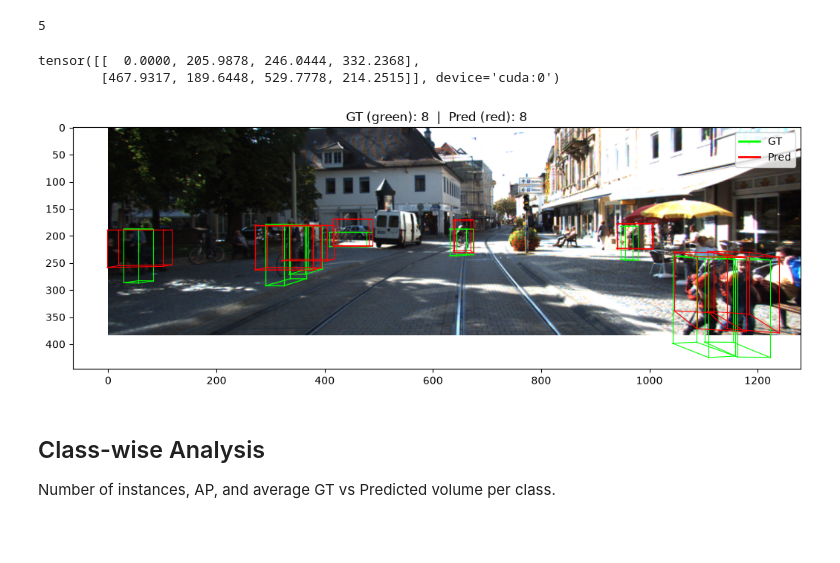
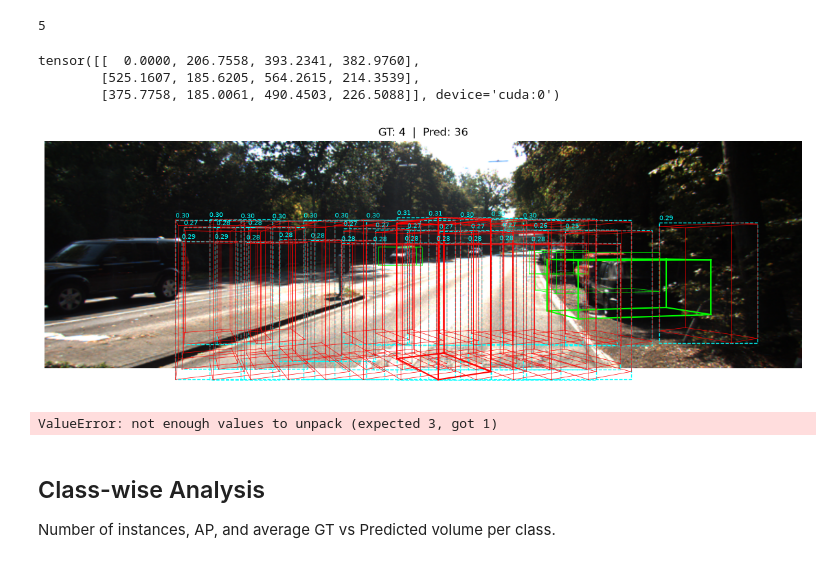
Before and after one commit to MlLearnerAkash/probe3d, a Jupyter notebook: notebooks/playground.ipynb, the cells around one changed output. Cells and saved outputs as stored; diff of their text form; code cells hidden in the pictures; blank space fills up the shorter version.

Commit message:
added omni3d style probe

```diff
--- a/notebooks/playground.ipynb
+++ b/notebooks/playground.ipynb
@@ -9,7 +9,7 @@ from omegaconf import OmegaConf
 sys.path.insert(0, "/home/akashmanna/ws/probe3d")
 # %%
 with initialize(version_base=None, config_path="../configs"):
-    cfg = compose(config_name="mousavian3d_training")
+    cfg = compose(config_name="detection_training")
 # %%
 model   = instantiate(cfg.backbone)
 probe   = instantiate(cfg.probe, feat_dim=model.feat_dim)
@@ -16,7 +18,7 @@ probe   = instantiate(cfg.probe, feat_dim=model.feat_dim)
 # %%
-chkpt= torch.load("/home/akashmanna/ws/probe3d/box3d_exps/04072026-1504_tipsv2_l14_14_23_dense-cls_geometric_box3d_10_1.50_5.00e-04_0.00e+00_4_KITTI3D_KITTI3D/checkpoint.pth",
+chkpt= torch.load("//home/akashmanna/ws/probe3d/detection_exps/07072026-1317_dinov2_vitb14_14_11_dense-cls_detection_dpt_10_1.50_5.00e-04_0.00e+00_1_KITTI3D_KITTI3D/checkpoint.pth",
                   weights_only= False)
-# model.load_state_dict(chkpt["model"])
+model.load_state_dict(chkpt["model"])
 probe.load_state_dict(chkpt["probe"])
 # %% [output]
 <All keys matched successfully>
@@ -135,5 +137,6 @@ len(batch)
 # %%
 batch["boxes_2d"][0].cuda()
 # %% [output]
-tensor([[  0.0000, 205.9878, 246.0444, 332.2368],
-        [467.9317, 189.6448, 529.7778, 214.2515]], device='cuda:0')
+tensor([[  0.0000, 206.7558, 393.2341, 382.9760],
+        [525.1607, 185.6205, 564.2615, 214.3539],
+        [375.7758, 185.0061, 490.4503, 226.5088]], device='cuda:0')
@@ -140,3 +255,21 @@ tensor([[  0.0000, 205.9878, 246.0444, 332.2368],
+# %%
+# --- Example usage ---
+idx = 1
+image = batch["image"][idx:idx+1].cuda()
+gt_boxes = batch["boxes_3d"][idx].cuda()
+K_b = batch["K"][idx].cuda()
+
+with torch.inference_mode():
+    feats = model(image)
+    results = probe(feats, targets=None, K=K_b.unsqueeze(0))
+    pred_boxes = results[0]["boxes_3d"]
+    pred_scores = results[0]["scores"]
+
+draw_boxes_simple(image[0], gt_boxes=gt_boxes,
+                  pred_boxes=pred_boxes, K=K_b,
+                  scores=pred_scores)
+# %% [output]
+[figure, added]
 # %%
 # --- Run inference on one sample ---
 idx = 3
@@ -155,7 +288,7 @@ with torch.inference_mode():
 
 draw_boxes(image[0], gt, pred_boxes, K)
 # %% [output]
-[figure, removed]
+ValueError: not enough values to unpack (expected 3, got 1)
 # %% [markdown]
 ## Class-wise Analysis
 Number of instances, AP, and average GT vs Predicted volume per class.
```
Also changed, not shown: parts of 4 cells of this notebook, 3 other files.
